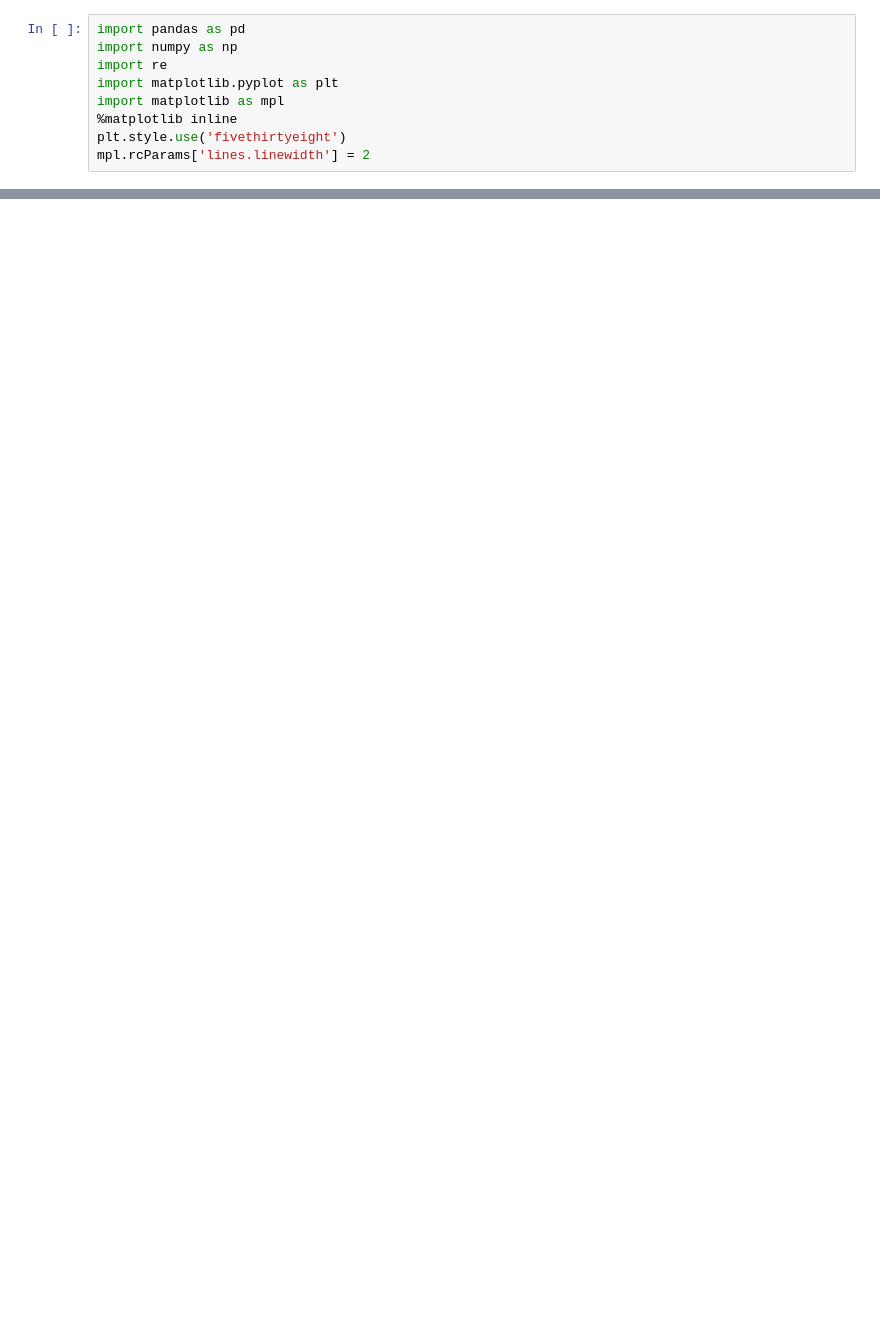
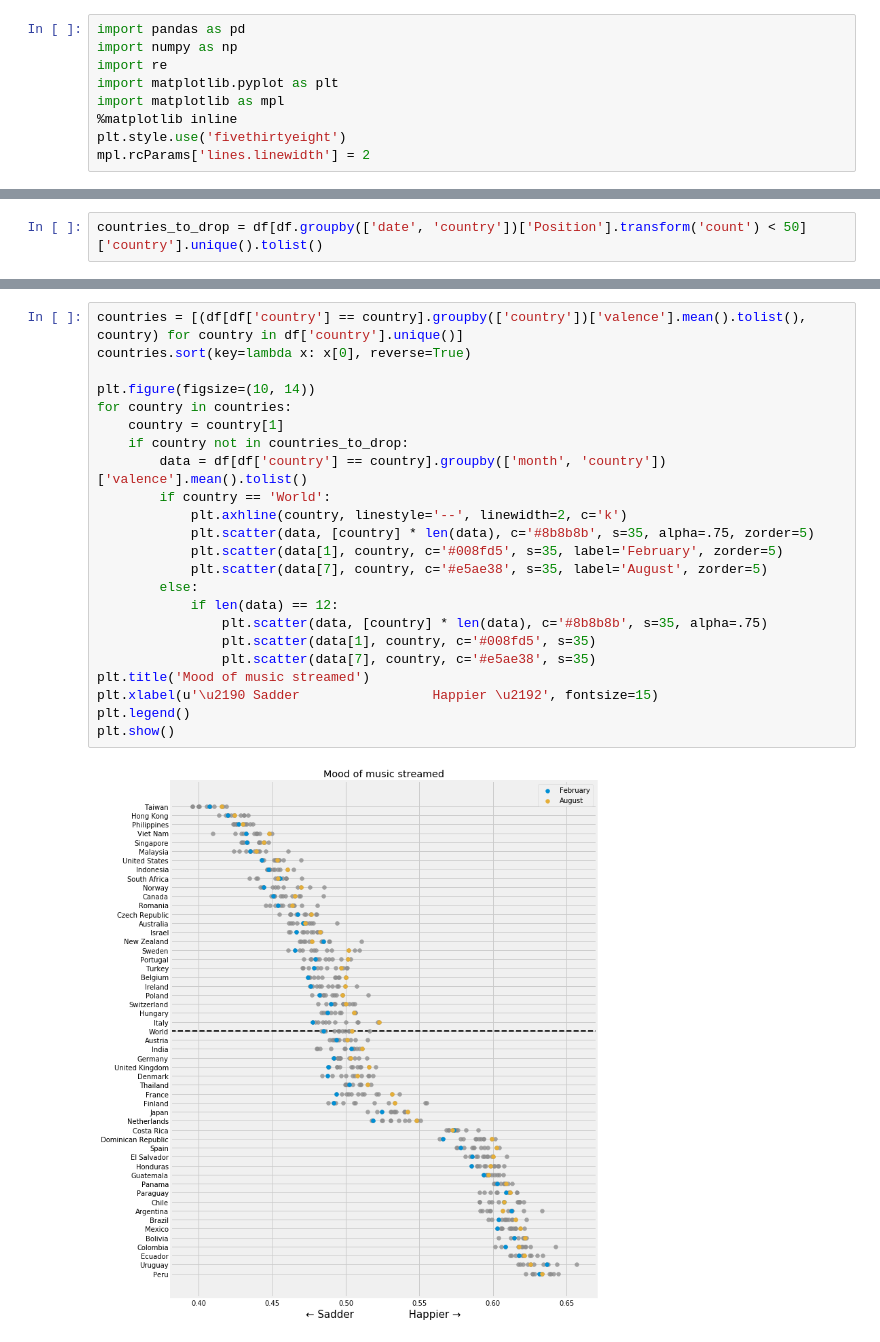
Before and after one commit to raffg/spotify_analysis, a Jupyter notebook: spotify_analysis.ipynb, the cells around one changed output, grey strips where cells are left out. Cells and saved outputs as stored; diff of their text form; blank space fills up the shorter version.

```diff
--- a/spotify_analysis.ipynb
+++ b/spotify_analysis.ipynb
@@ -350,0 +119,2 @@ plt.show()
+# %%
+countries_to_drop = df[df.groupby(['date', 'country'])['Position'].transform('count') < 50]['country'].unique().tolist()
@@ -350,0 +177,25 @@ plt.show()
+# %%
+countries = [(df[df['country'] == country].groupby(['country'])['valence'].mean().tolist(), country) for country in df['country'].unique()]
+countries.sort(key=lambda x: x[0], reverse=True)
+
+plt.figure(figsize=(10, 14))
+for country in countries:
+    country = country[1]
+    if country not in countries_to_drop:
+        data = df[df['country'] == country].groupby(['month', 'country'])['valence'].mean().tolist()
+        if country == 'World':
+            plt.axhline(country, linestyle='--', linewidth=2, c='k')
+            plt.scatter(data, [country] * len(data), c='#8b8b8b', s=35, alpha=.75, zorder=5)
+            plt.scatter(data[1], country, c='#008fd5', s=35, label='February', zorder=5)
+            plt.scatter(data[7], country, c='#e5ae38', s=35, label='August', zorder=5)
+        else:
+            if len(data) == 12:
+                plt.scatter(data, [country] * len(data), c='#8b8b8b', s=35, alpha=.75)
+                plt.scatter(data[1], country, c='#008fd5', s=35)
+                plt.scatter(data[7], country, c='#e5ae38', s=35)
+plt.title('Mood of music streamed')
+plt.xlabel(u'\u2190 Sadder                 Happier \u2192', fontsize=15)
+plt.legend()
+plt.show()
+# %% [output]
+[figure, added]
```
Also changed, not shown: parts of 56 cells of this notebook, 11 other files.
